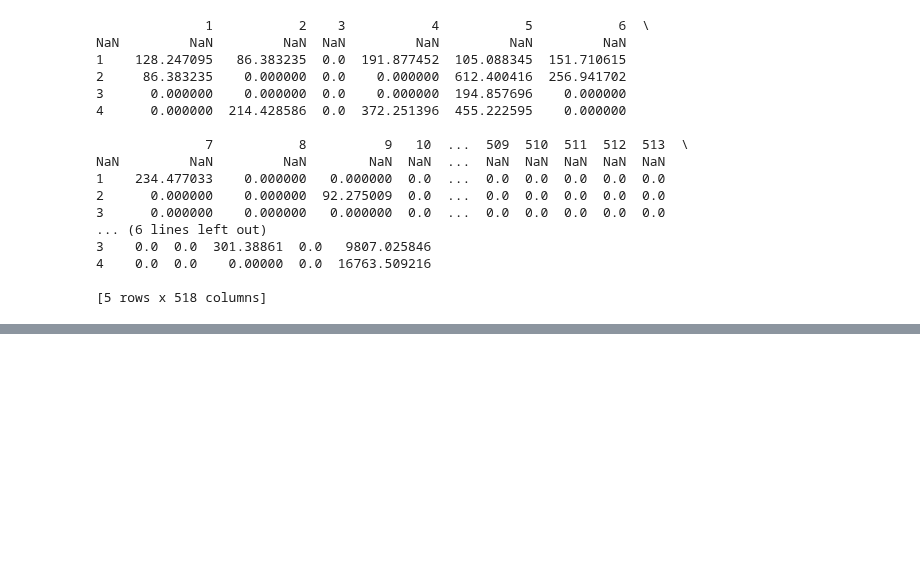
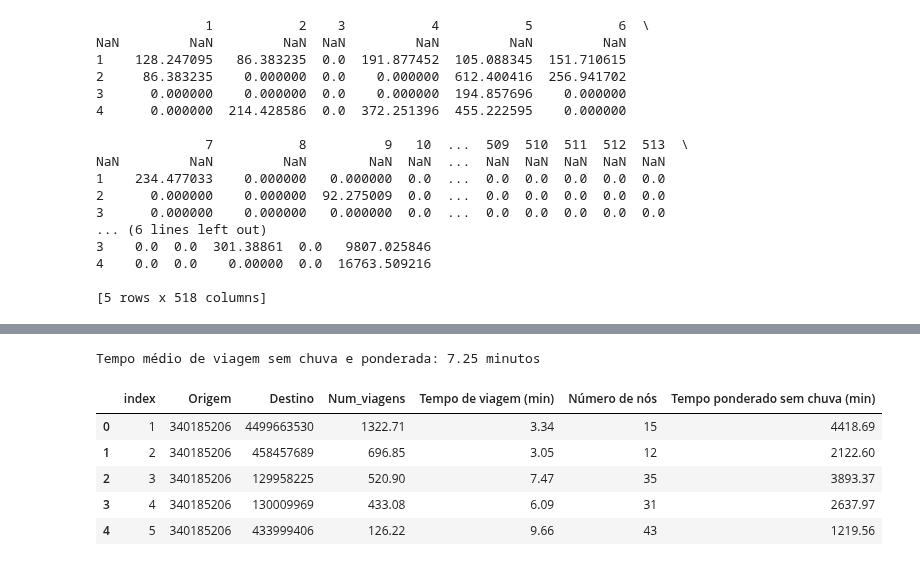
Before and after one commit to marcelof314/SP_urban_flooding, a Jupyter notebook: 02 OD Matrix and travel time.ipynb, the cells around one changed output, grey strips where cells are left out. Drawn from its saved outputs; the diff is of its cells as text; code cells hidden in the pictures; blank space fills up the shorter version.

```diff
--- a/02 OD Matrix and travel time.ipynb
+++ b/02 OD Matrix and travel time.ipynb
@@ -126,7 +176,7 @@ def add_edge_travel_times(G, referencia):
 # %%
 # Adicionar velocidade aos eixos e calcular o tempo de viagem
 referencia = 'speed_kph'
-G_mod = add_edge_travel_times(G_baseline, referencia)
+G_mod = add_edge_travel_times(G_baseline, referencia, comentarios=False)
 # %%
 import pandas as pd
 import itertools
@@ -169,34 +219,38 @@ def caminho_minimo(G, source, target, weight):
     path_cost = nx.path_weight(G, path, weight=weight)
     return path, path_cost
 # %%
- def calcula_caminho_minimo(gdf_OD, referencia_OD, G, referencia):
-    data = []
+ def calcula_caminho_minimo(gdf_OD, referencia_OD, G, referencia,comentarios):
+    data = 0
     data_batch = []
     start_time = time.time()
+    if comentarios:
+        print('\nIniciando o cálculo do caminho mínimo médio.')
+        print(f'A referência fornecida para o cálculo do custo é {referencia_OD}')
     for node1, node2 in itertools.product(gdf_OD[referencia_OD], repeat=2):
         if node1 == node2:
             continue  # Ignorar pares onde origem e destino são iguais
         try:
             # Obter o número de viagens entre node1 e node2
-            num_trips = get_number_of_trips(node1, node2, 'nearest_node_baseline', matriz_od_25)
+            num_trips = get_number_of_trips(node1, node2, referencia_OD, matriz_od_25)
             if num_trips > 0:
                 # Calcular o caminho mínimo pelo tempo de viagem ponderado
                 if node1 in G.nodes and node2 in G.nodes:
                     # Calcular o caminho mais curto
-                    caminho_com, tempo_com = caminho_minimo(G, node1, node2, referencia)
-                    weighted_time_rain = tempo_com * num_trips
+                    caminho, tempo = caminho_minimo(G, node1, node2, referencia)
+                    weighted_time_rain = tempo * num_trips
                 else:
                     print(f"Nó(s) {node1} ou {node2} não encontrado(s) no grafo.")
                     continue
                 data_batch.append({
-                    'index': len(data) + 1,
+                    'index': data + 1,
                     'Origem': node1,
                     'Destino': node2,
                     'Num_viagens': num_trips,
-                    'Tempo com chuva (min)': tempo_com / 60,
-                    'Nós com chuva': len(caminho_com),
-                    'Tempo ponderado com chuva (min)': weighted_time_rain / 60
+                    'Tempo de viagem (min)': tempo / 60,
+                    'Número de nós': len(caminho),
+                    'Tempo ponderado sem chuva (min)': weighted_time_rain / 60
                         })
+                data += 1
 
         except nx.NetworkXNoPath:
             # Se não houver caminho entre os nós, ignore esse par
@@ -205,17 +259,12 @@ def caminho_minimo(G, source, target, weight):
     # Parar o cronômetro e calcular o tempo de processamento
     end_time = time.time()
     processing_time = end_time - start_time
-    print(f"Tempo de processamento: {processing_time / 60:.2f} minutos")
-    print(f'Foram calculadas {len(index)} viagens')
-    print(f'O tempo médio de viagens entre os pares OD foi de {}')
+    print(f"Tempo de processamento: {processing_time:.2f} segundos")
+    print(f'Foram calculadas {data} viagens')
 
     # Criar DataFrame e salvar em CSV
     tempos_e_viagens_arquivo = pd.DataFrame(data_batch)
-    #output_file = output_dir / f'tempo_e_viagens_{first_unprocessed_file}.csv'
-    #tempos_e_viagens_arquivo.to_csv(output_file, index=False)
-    #print(f"Dados salvos em {output_file}")
-    #tempos_e_viagens_arquivo
     return tempos_e_viagens_arquivo
 # %%
-tempos_e_viagens_arquivo = calcula_caminho_minimo(centroides_dentro,'nearest_node_baseline', G_mod, 'travel_time_speed_kph')
+tempos_e_viagens_arquivo = calcula_caminho_minimo(centroides_dentro,'nearest_node_baseline', G_mod, 'travel_time_speed_kph',comentarios=True)
 # %% [output]
@@ -238,0 +275,25 @@ tempos_e_viafens_arquivo
+# %%
+import numpy as np
+
+# Filtrar os valores finitos para tempo com peso e num_viagens
+finite_mask_baseline = np.isfinite(tempos_e_viagens_arquivo['Tempo ponderado sem chuva (min)'])
+finite_tempos_e_viagens_baseline = tempos_e_viagens_arquivo[finite_mask_baseline]
+
+# Calcular o número total de viagens sem valores infinitos
+total_trips_weighted = finite_tempos_e_viagens_baseline['Num_viagens'].sum()
+
+# Calcular o tempo total sem peso ignorando valores infinitos
+total_time_weighted = finite_tempos_e_viagens_baseline['Tempo ponderado sem chuva (min)'].sum()
+
+# Calcular o tempo médio de viagem ponderado
+mean_time_weighted = total_time_weighted / total_trips_weighted
+
+# Exibir os resultados
+print(f"Tempo médio de viagem sem chuva e ponderado: {mean_time_weighted:.2f} minutos")
+# %% [output]
+Tempo médio de viagem sem chuva e ponderada: 7.25 minutos
+# %%
+# Padronização dos números
+tempos_e_viagens_arquivo['Num_viagens'] = tempos_e_viagens_arquivo['Num_viagens'].apply(lambda x: f"{x:.2f}")
+tempos_e_viagens_arquivo['Tempo de viagem (min)'] = tempos_e_viagens_arquivo['Tempo de viagem (min)'].apply(lambda x: f"{x:.2f}")
+tempos_e_viagens_arquivo['Tempo ponderado sem chuva (min)'] = tempos_e_viagens_arquivo['Tempo ponderado sem chuva (min)'].apply(lambda x: f"{x:.2f}")
@@ -238,0 +303,9 @@ tempos_e_viafens_arquivo
+# %%
+tempos_e_viagens_arquivo.head()
+# %% [output]
+|  | index | Origem | Destino | Num_viagens | Tempo de viagem (min) | Número de nós | Tempo ponderado sem chuva (min) |
+| 0 | 1 | 340185206 | 4499663530 | 1322.71 | 3.34 | 15 | 4418.69 |
+| 1 | 2 | 340185206 | 458457689 | 696.85 | 3.05 | 12 | 2122.60 |
+| 2 | 3 | 340185206 | 129958225 | 520.90 | 7.47 | 35 | 3893.37 |
+| 3 | 4 | 340185206 | 130009969 | 433.08 | 6.09 | 31 | 2637.97 |
+| 4 | 5 | 340185206 | 433999406 | 126.22 | 9.66 | 43 | 1219.56 |
```
Also changed, not shown: parts of 10 cells of this notebook.
